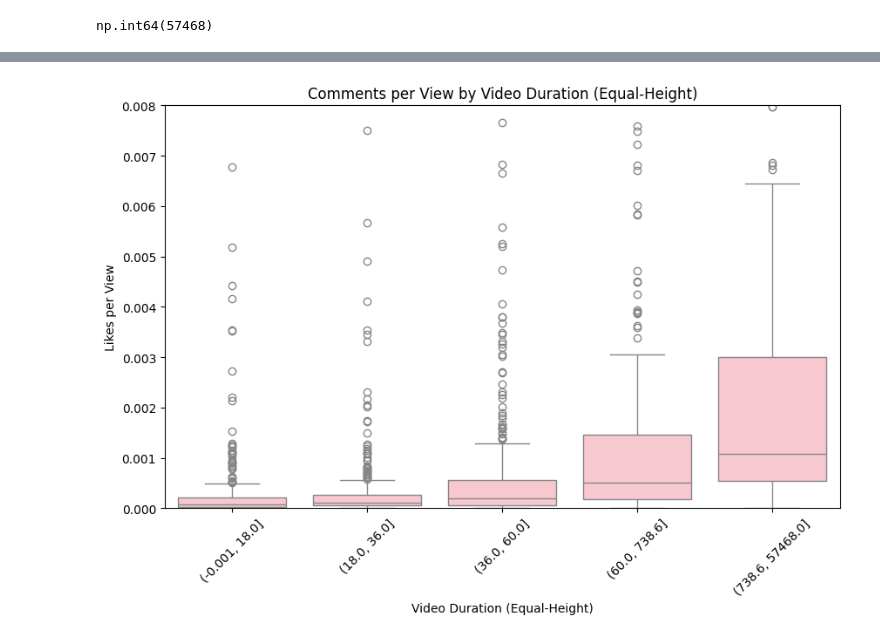
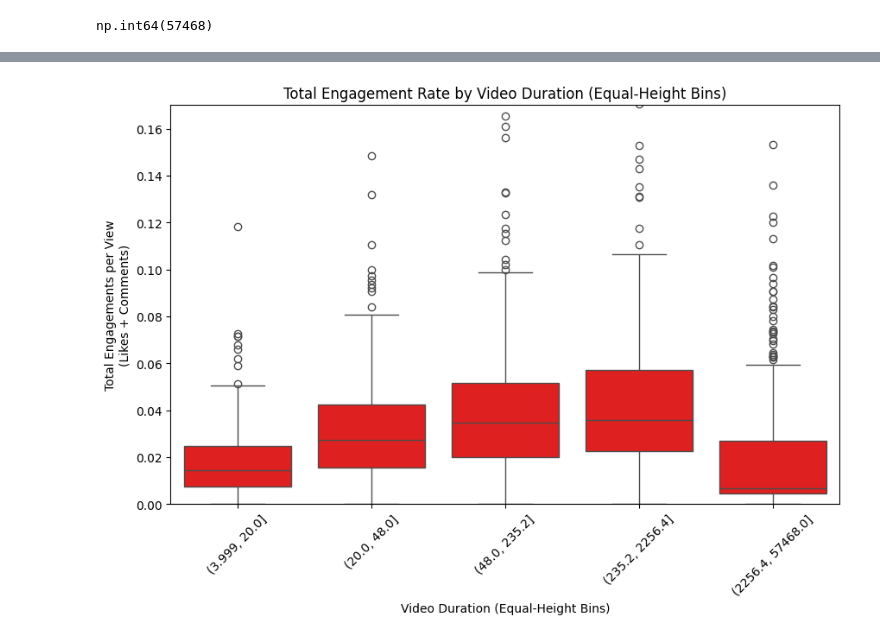
Before and after one commit to Sa3id-jr/analyzing-youtube-engagement, a Jupyter notebook: Figures.ipynb, the cells around one changed output, grey strips where cells are left out. Cells and saved outputs as stored; diff of their text form; code cells hidden in the pictures.

```diff
--- a/Figures.ipynb
+++ b/Figures.ipynb
@@ -7,5 +8,5 @@ import math
 # %%
-df = pd.read_csv("Integrated Data Final.csv")
+df = pd.read_csv("Final Data Integration.xls")
 print(df['duration_seconds'].max())
 df.head()
 # %% [output]
@@ -117,19 +159,27 @@ plt.show()
 # %%
 
+import pandas as pd
+import matplotlib.pyplot as plt
+import seaborn as sns
+
+# Create engagements column if not already done
+df['engagements'] = df['likes_per_view'] + df['comments_per_view']
+
+# Create duration bins using quantiles
 num_quantiles = 5
 df['duration_bin_quantile'] = pd.qcut(df['duration_seconds'], q=num_quantiles)
 
 plt.figure(figsize=(10,6))
-sns.boxplot(data=df, x='duration_bin_quantile', y='comments_per_view', color="pink")
+sns.boxplot(data=df, x='duration_bin_quantile', y='engagements', color="red")
 plt.xticks(rotation=45)
-plt.xlabel("Video Duration (Equal-Height)")
-plt.ylabel("Likes per View")
+plt.xlabel("Video Duration (Equal-Height Bins)")
+plt.ylabel("Total Engagements per View\n(Likes + Comments)")
 
-plt.title("Comments per View by Video Duration (Equal-Height)")
-plt.ylim(0, 0.008)
+plt.title("Total Engagement Rate by Video Duration (Equal-Height Bins)")
+plt.ylim(0, 0.170)  # Adjusted for combined engagements
 plt.show()
 # %% [output]
-[figure, old version]
+[figure, new version]
 # %%
 import numpy as np
 from scipy import stats
```
Also changed, not shown: parts of 11 cells of this notebook, 1 other file.
